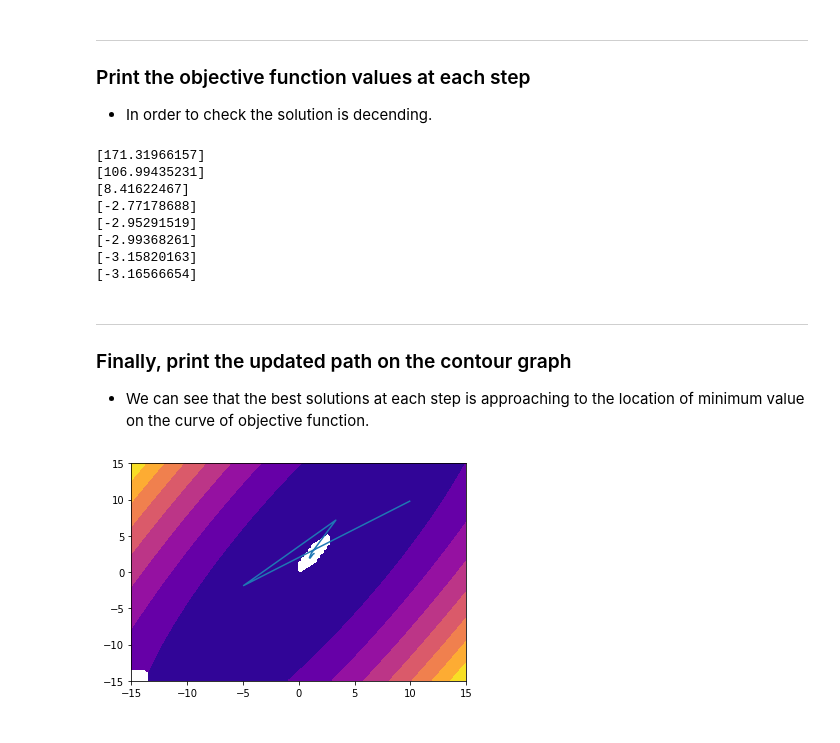
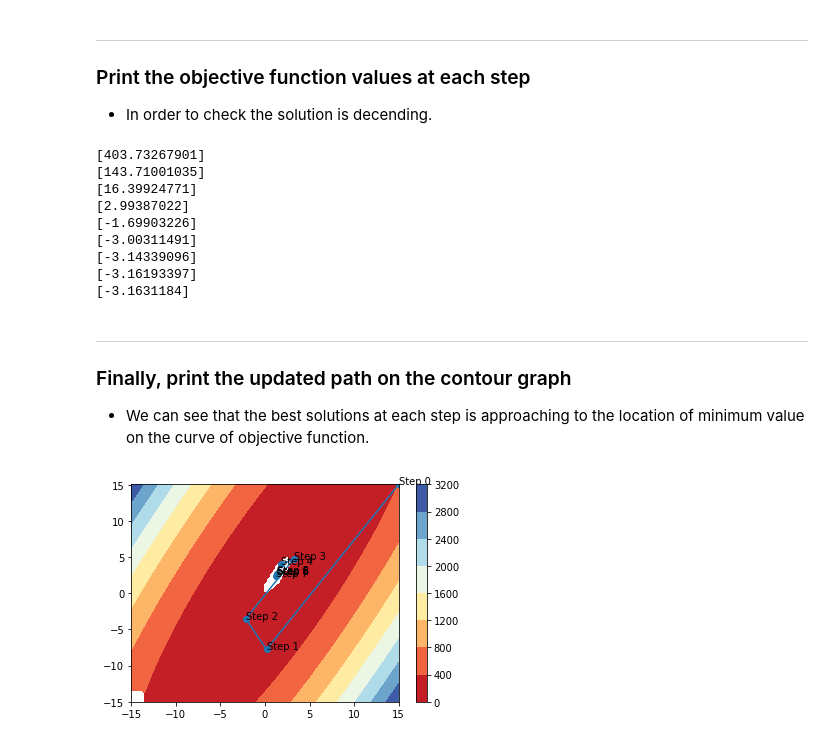
Before and after one commit to stupidpenguin/Computation_of_Data_Science, a Jupyter notebook: Homework_1/1_(c)_Random_Walk.ipynb, the cells around one changed output. Drawn from its saved outputs; the diff is of its cells as text; code cells hidden in the pictures.

Commit message:
Add colorbar to the last contour graph, change the location of initial point to a wider field.

```diff
--- a/Homework_1/1_(c)_Random_Walk.ipynb
+++ b/Homework_1/1_(c)_Random_Walk.ipynb
@@ -84,8 +84,8 @@ def get_random(low, high, unit):
 import numpy as np
 
 # select an initial design point
-x_1 = get_random(-10, 10.1 ,1)
-x_2 = get_random(-10, 10.1 ,1)
+x_1 = get_random(-LB, UB+0.1 ,1)
+x_2 = get_random(-LB, UB+0.1 ,1)
 
 X = []
 objf_value = []
@@ -106,8 +106,8 @@ no_update_times = 0
 current_x_1 = x_1
 current_x_2 = x_2
 while(no_update_times < NO_UPDATE_TIMES):
-    attempt_x_1 = get_random(-10, 10.1 ,1)
-    attempt_x_2 = get_random(-10, 10.1 ,1)
+    attempt_x_1 = get_random(LB, UB+0.1 ,1)
+    attempt_x_2 = get_random(LB, UB+0.1 ,1)
 
     if (f(attempt_x_1,attempt_x_2)<f(current_x_1, current_x_2)):
         X.append([attempt_x_1, attempt_x_2])
@@ -152,14 +152,15 @@ print(X)
 for i in range(len(X)):
     print(f(X[i][0], X[i][1]))
 # %% [output]
-[171.31966157]
-[106.99435231]
-[8.41622467]
-[-2.77178688]
-[-2.95291519]
-[-2.99368261]
-[-3.15820163]
-[-3.16566654]
+[403.73267901]
+[143.71001035]
+[16.39924771]
+[2.99387022]
+[-1.69903226]
+[-3.00311491]
+[-3.14339096]
+[-3.16193397]
+[-3.1631184]
 # %% [markdown]
 ---
 ### Finally, print the updated path on the contour graph
@@ -167,45 +168,40 @@ for i in range(len(X)):
 # %%
 import matplotlib.pyplot as plt
 import numpy as np
 from numpy import ma
 
+fig = plt.figure()
+
 # 假設不同 state 的位置
-plt.plot(X[:,0], X[:,1])
+plt.plot(X[:,0], X[:,1], 'o-')
 
-# 底下的圖
+# set dot labels
+for i in range(len(X)):
+    plt.annotate(f'Step {i}', (X[i,0], X[i,1]))
+
+
+# 設定背景圖
 N = 100
 x = np.linspace(min(np.min(X),LB), max(np.max(X),UB), N)
 y = np.linspace(min(np.min(X),LB), max(np.max(X),UB), N)
 
 X, Y = np.meshgrid(x, y)
 
-# A low hump with a spike coming out.
-# Needs to have z/colour axis on a log scale so we see both hump and spike.
-# linear scale only shows the spike.
+
 z = 6*(X**2)-6*X*Y+2*(Y**2)-X-2*Y
 
 # Put in some negative values (lower left corner) to cause trouble with logs:
 z[:5, :5] = -1
 
 # The following is not strictly essential, but it will eliminate
 # a warning.  Comment it out to see the warning.
 z = ma.masked_where(z <= 0, z)
 
+cs = plt.contourf(X, Y, z, cmap='RdYlBu')
 
-# Automatic selection of levels works; setting the
-# log locator tells contourf to use a log scale:
-# fig, ax = plt.subplots()
-#cs = ax.contourf(X, Y, z, locator=ticker.LogLocator(), cmap=cm.PuBu_r)
-plt.contourf(X, Y, z, cmap='plasma')
-# Alternatively, you can manually set the levels
-# and the norm:
-#lev_exp = np.arange(np.floor(np.log10(z.min())-1),
-#                    np.ceil(np.log10(z.max())+1))
-# levs = np.power(10, lev_exp)
-# cs = ax.contourf(X, Y, z, levs, norm=colors.LogNorm())
-
-# cbar = fig.colorbar(cs)
+# add a colorbar
+cbar = fig.colorbar(cs)
 
 plt.show()
 # %% [output]
-[figure, old version]
+[figure, new version]
```
Also changed, not shown: parts of 2 cells of this notebook, 2 other files.
